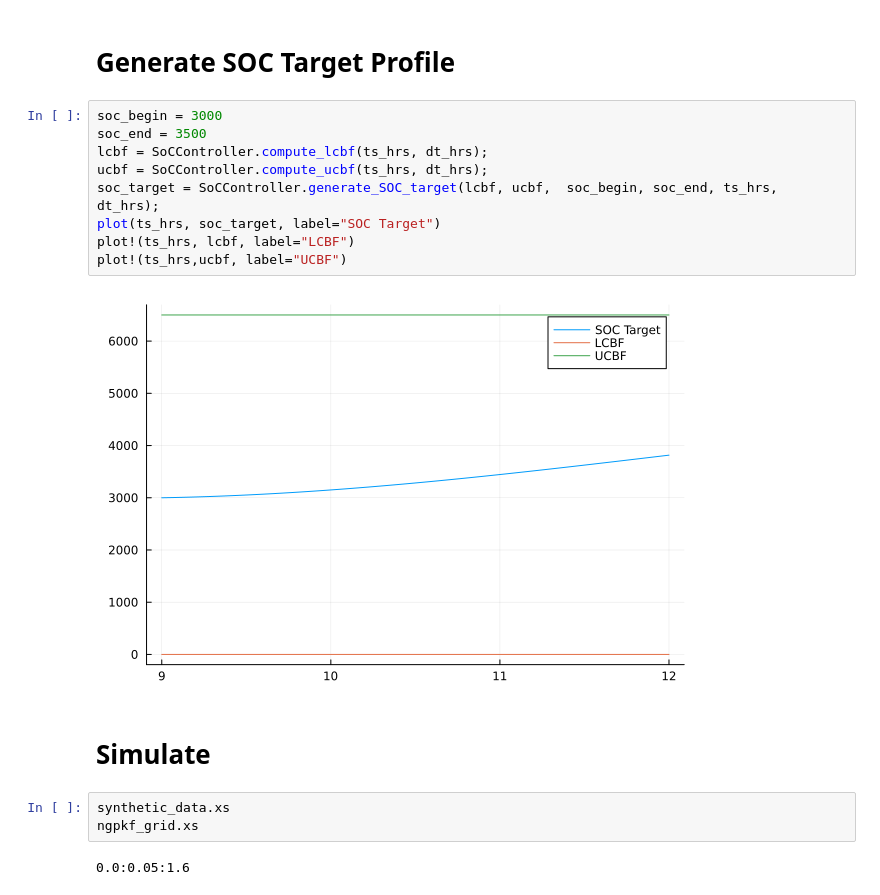
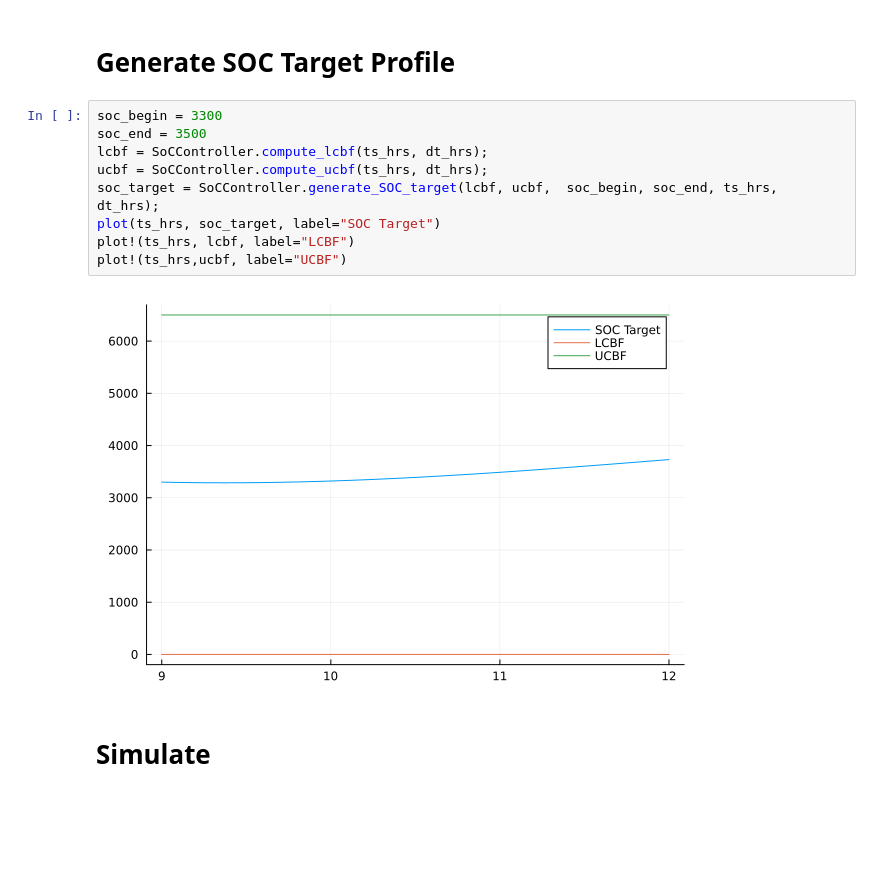
Before and after one commit to dasc-lab/adaptive-ocean-exploration-sim, a Jupyter notebook: lakedata_sim/20241115_ergodic.ipynb, the cells around one changed output. Saved outputs shown, nothing was run; the diff lists cells and outputs as text; blank space fills up the shorter version.

```diff
--- a/lakedata_sim/20241115_ergodic.ipynb
+++ b/lakedata_sim/20241115_ergodic.ipynb
@@ -304,23 +294,18 @@ ergo_controllers_weighted_2 = [ergo_controller_weighted_2 for i=1:length(x0s)]
 # %% [markdown]
 # Generate SOC Target Profile
 # %%
-soc_begin = 3000
+soc_begin = 3300
 soc_end = 3500
 lcbf = SoCController.compute_lcbf(ts_hrs, dt_hrs);
 ucbf = SoCController.compute_ucbf(ts_hrs, dt_hrs);
 soc_target = SoCController.generate_SOC_target(lcbf, ucbf,  soc_begin, soc_end, ts_hrs, dt_hrs);
 plot(ts_hrs, soc_target, label="SOC Target")
 plot!(ts_hrs, lcbf, label="LCBF")
 plot!(ts_hrs,ucbf, label="UCBF")
 # %% [output]
-[figure, old version]
+[figure, new version]
 # %% [markdown]
 # Simulate
-# %%
-synthetic_data.xs
-ngpkf_grid.xs
-# %% [output]
-0.0:0.05:1.6
 # %%
 fuse_measurements_every_ΔT = 5.0/(60) # hours
 recompute_controller_every_ΔT = 5.0 / (120.0*60) # minutes
```
Also changed, not shown: parts of 5 cells of this notebook, 27 other files.
